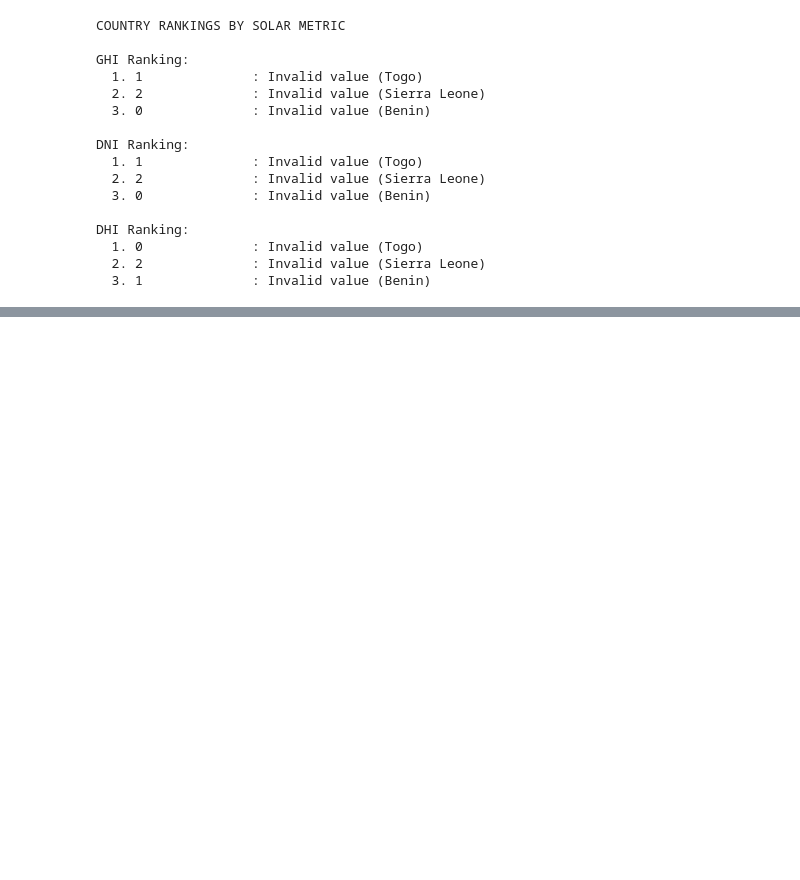
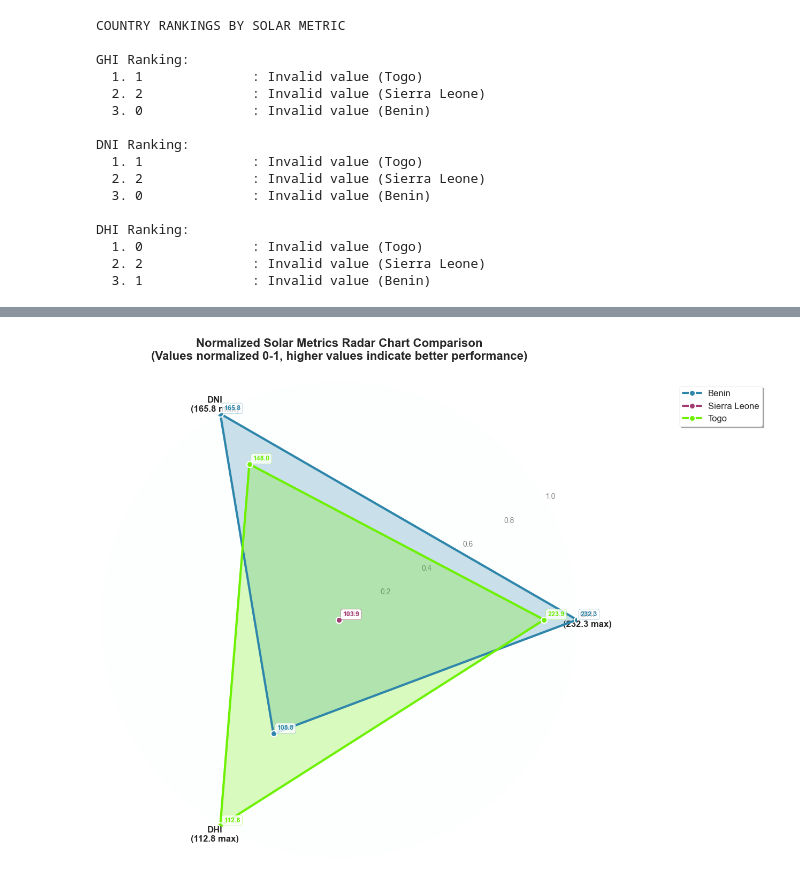
Before and after one commit to Saronzeleke/solar-challenge-week0, a Jupyter notebook: notebooks/compare_countries.ipynb, the cells around one changed output, grey strips where cells are left out. Saved outputs shown, nothing was run; the diff lists cells and outputs as text; code cells hidden in the pictures; blank space fills up the shorter version.

```diff
--- a/notebooks/compare_countries.ipynb
+++ b/notebooks/compare_countries.ipynb
@@ -320,24 +362,26 @@ for metric in metrics:
 # %%
-
 # Create enhanced radar chart using your utility function
 radar_data = prepare_radar_data(merged_df)
 
-# Get actual values for annotations
-actual_values = merged_df.groupby('Country')[metrics].mean()
+# Extract normalized data and actual values from the dictionary
+normalized_data = radar_data['normalized']
+actual_values = radar_data['actual']
+
 # Enhanced radar chart setup
 fig = plt.figure(figsize=(12, 10))
 ax = fig.add_subplot(111, polar=True)
 
-categories = list(radar_data.columns)
+categories = list(normalized_data.columns)
 N = len(categories)
 angles = [n / float(N) * 2 * np.pi for n in range(N)]
 angles += angles[:1]
 
 # Enhanced color scheme
-colors = ['#2E86AB', '#A23B72', '#F18F01']
+colors = ['#2E86AB', '#A23B72', "#6DF101"]
+
 # Plot each country with enhanced styling
 lines = []
-for i, (country, row) in enumerate(radar_data.iterrows()):
+for i, (country, row) in enumerate(normalized_data.iterrows()):
     values = row.values.tolist()
     values += values[:1]
     line, = ax.plot(angles, values, 'o-', linewidth=3, label=country,
@@ -359,8 +403,9 @@ ax.set_ylim(0, 1.0)
 
 # Add grid with enhanced styling
 ax.grid(True, alpha=0.3)
-ax.set_facecolor('#f8f9fa')
-#  title and legend
+ax.set_facecolor("#f8fafa28")
+
+# Enhanced title and legend
 plt.title('Normalized Solar Metrics Radar Chart Comparison\n'
           '(Values normalized 0-1, higher values indicate better performance)',
           size=16, fontweight='bold', pad=30)
@@ -370,7 +415,7 @@ legend = ax.legend(loc='upper right', bbox_to_anchor=(1.4, 1.0),
 legend.get_frame().set_facecolor('white')
 
 # Add value annotations on the radar chart points
-for i, (country, row) in enumerate(radar_data.iterrows()):
+for i, (country, row) in enumerate(normalized_data.iterrows()):
     values = row.values.tolist()
     values += values[:1]
     for j, (angle, value) in enumerate(zip(angles, values)):
@@ -381,34 +426,36 @@ for i, (country, row) in enumerate(radar_data.iterrows()):
                        xytext=(5, 5),
                        textcoords='offset points',
                        fontsize=9,
                        fontweight='bold',
-
                        color=colors[i],
                        bbox=dict(boxstyle="round,pad=0.3", facecolor='white',
                                 edgecolor=colors[i], alpha=0.8))
 
 plt.tight_layout()
 
 # Save high-resolution radar chart
 plt.savefig('figures/radar_comparison.png', dpi=300, bbox_inches='tight',
             facecolor='white', edgecolor='none')
 plt.savefig('figures/radar_comparison.pdf', bbox_inches='tight')
 
 # Enable interactive hover annotations
 cursor = mplcursors.cursor(lines, hover=True)
+
 @cursor.connect("add")
 def on_add(sel):
     country = sel.artist.get_label()
     idx = int(sel.target.index)
     if idx < len(categories):
         metric = categories[idx]
         norm_value = sel.target[1]
         actual_val = actual_values.loc[country, metric]
         sel.annotation.set(text=f'{country}\n{metric}: {actual_val:.1f} W/m²\n(Norm: {norm_value:.2f})',
                           bbox=dict(boxstyle="round,pad=0.5", facecolor='yellow', alpha=0.8))
         sel.annotation.set_fontsize(10)
 
 plt.show()
+# %% [output]
+[figure, added]
 # %%
 print("DATA QUALITY ASSESSMENT")
 
```
Also changed, not shown: parts of 5 cells of this notebook, 2 other files.
